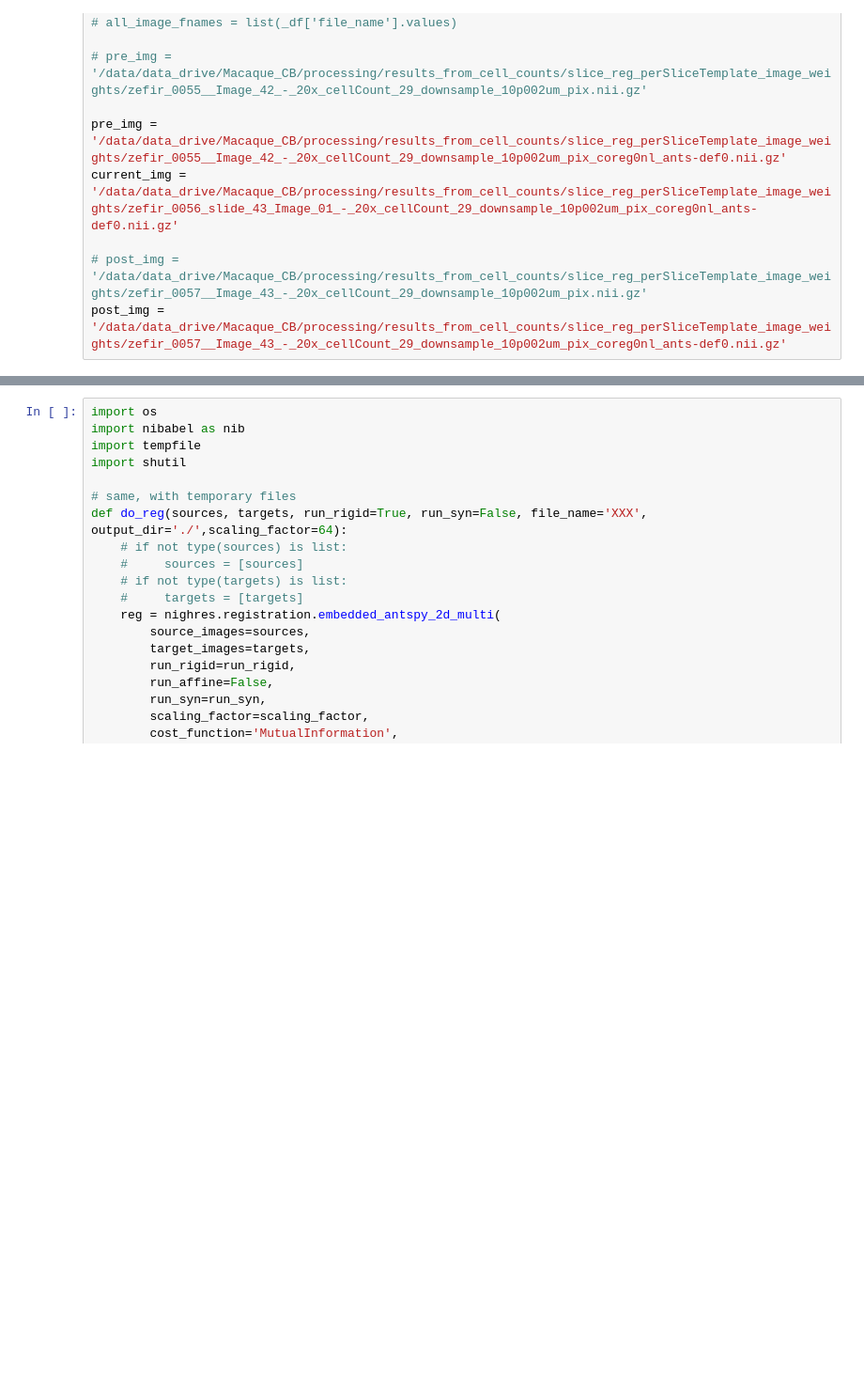
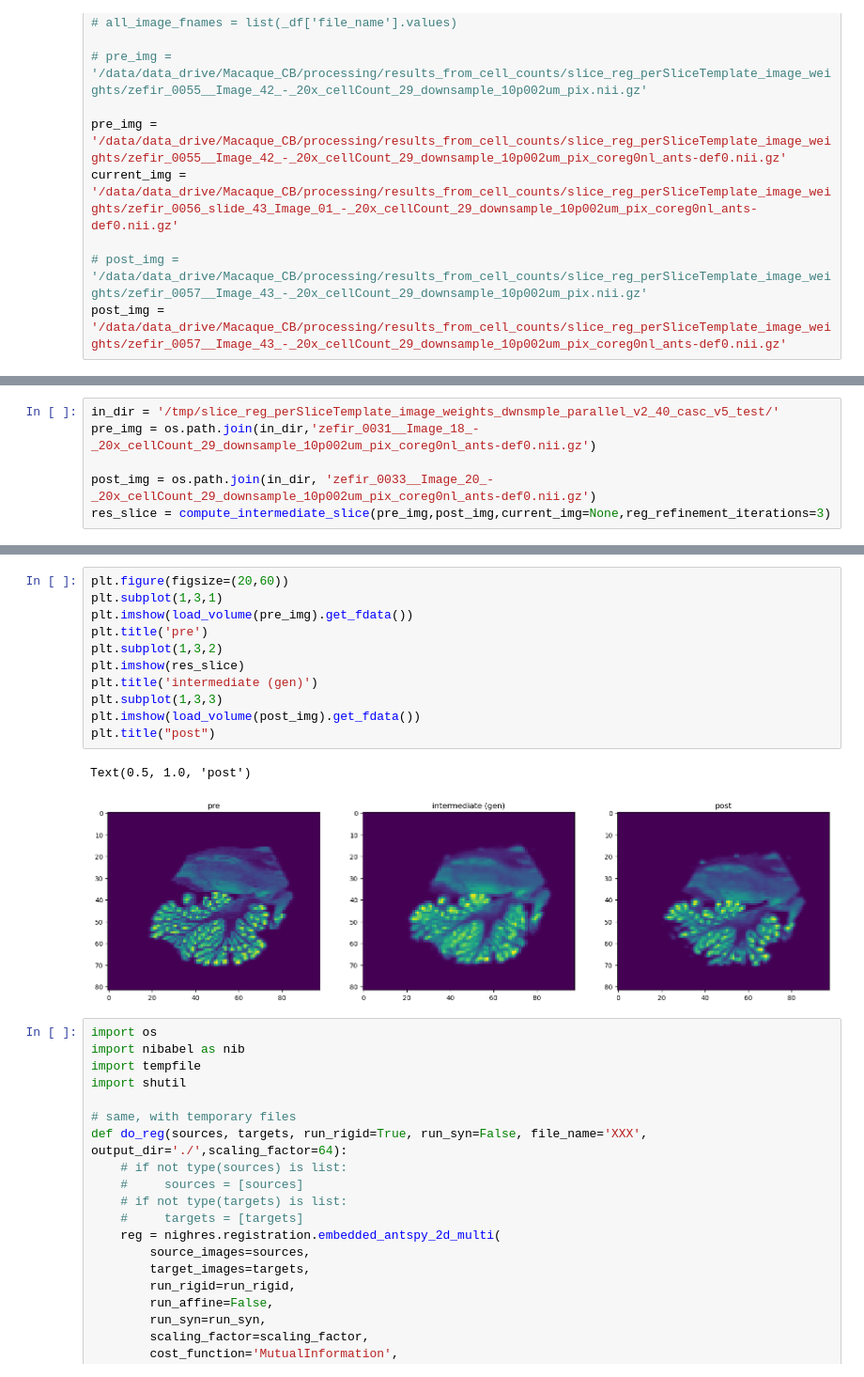
Before and after one commit to neuralabc/microscopy_scripts, a Jupyter notebook: scripts/2023_11_reg_testing_wImages.ipynb, the cells around one changed output, grey strips where cells are left out. Shown: that part at 94% size. Saved outputs shown, nothing was run; the diff lists cells and outputs as text; blank space fills up the shorter version.

```diff
--- a/scripts/2023_11_reg_testing_wImages.ipynb
+++ b/scripts/2023_11_reg_testing_wImages.ipynb
@@ -140,0 +270,6 @@ plt.imshow(res_slice)
+# %%
+in_dir = '/tmp/slice_reg_perSliceTemplate_image_weights_dwnsmple_parallel_v2_40_casc_v5_test/'
+pre_img = os.path.join(in_dir,'zefir_0031__Image_18_-_20x_cellCount_29_downsample_10p002um_pix_coreg0nl_ants-def0.nii.gz')
+
+post_img = os.path.join(in_dir, 'zefir_0033__Image_20_-_20x_cellCount_29_downsample_10p002um_pix_coreg0nl_ants-def0.nii.gz')
+res_slice = compute_intermediate_slice(pre_img,post_img,current_img=None,reg_refinement_iterations=3)
@@ -141,3 +294,17 @@ plt.imshow(res_slice)
+# %%
+plt.figure(figsize=(20,60))
+plt.subplot(1,3,1)
+plt.imshow(load_volume(pre_img).get_fdata())
+plt.title('pre')
+plt.subplot(1,3,2)
+plt.imshow(res_slice)
+plt.title('intermediate (gen)')
+plt.subplot(1,3,3)
+plt.imshow(load_volume(post_img).get_fdata())
+plt.title("post")
+# %% [output]
+Text(0.5, 1.0, 'post')
+[figure, added]
 # %%
 import os
 import nibabel as nib
```
Also changed, not shown: parts of 6 cells of this notebook, 40 other files.
